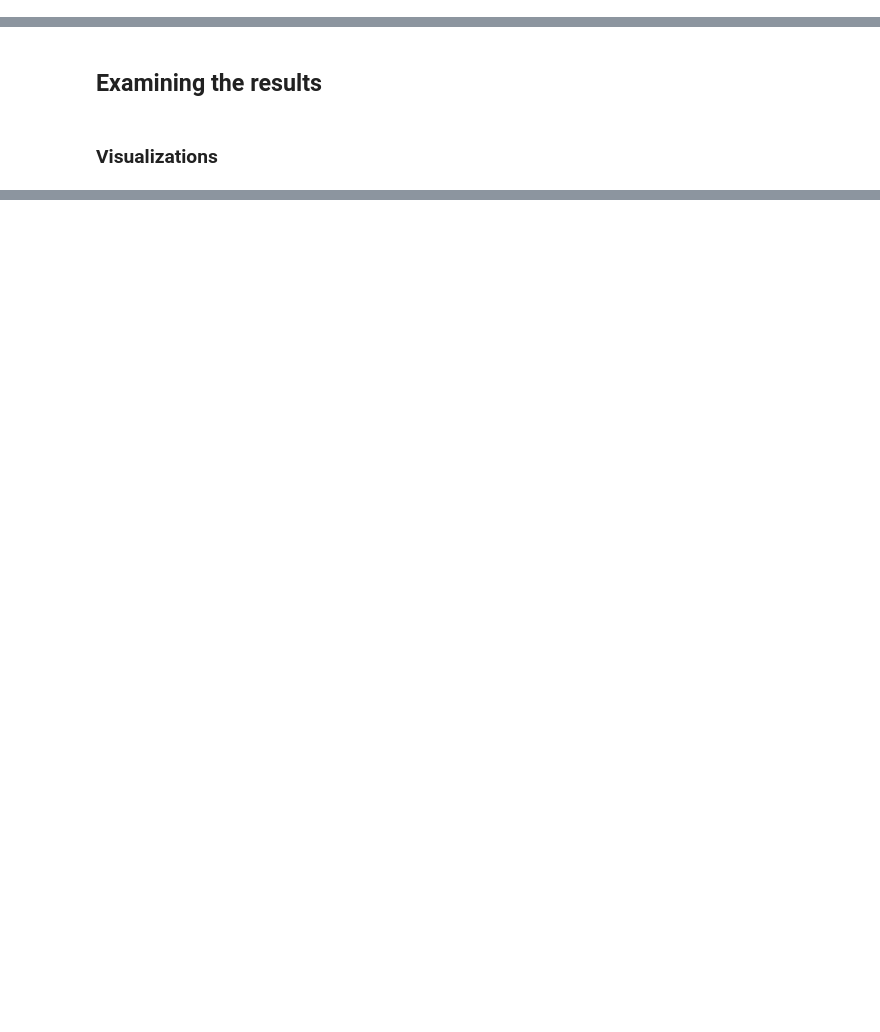
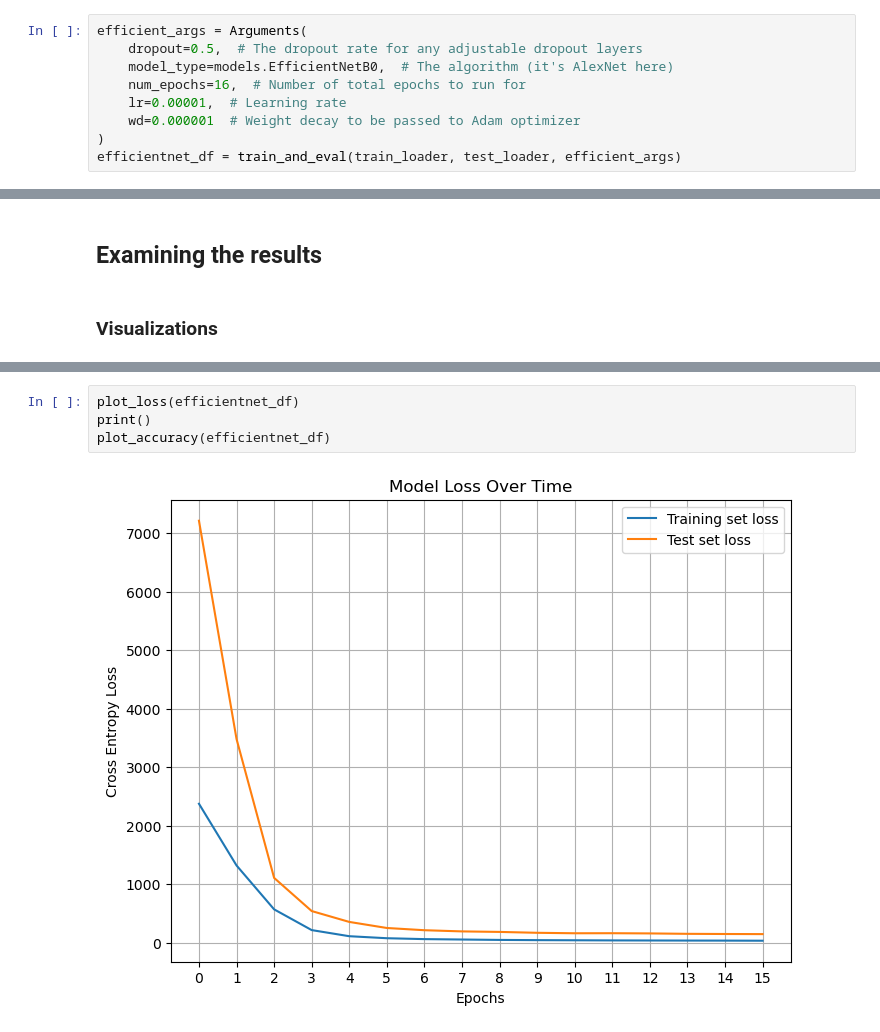
Before and after one commit to gosephjoh/melanoma-classif, a Jupyter notebook: CIS 472 Final Project Demo.ipynb, the cells around one changed output, grey strips where cells are left out. Saved outputs shown, nothing was run; the diff lists cells and outputs as text; blank space fills up the shorter version.

```diff
--- a/CIS 472 Final Project Demo.ipynb
+++ b/CIS 472 Final Project Demo.ipynb
@@ -71,0 +74,9 @@ KeyboardInterrupt:
+# %%
+efficient_args = Arguments(
+    dropout=0.5,  # The dropout rate for any adjustable dropout layers
+    model_type=models.EfficientNetB0,  # The algorithm (it's AlexNet here)
+    num_epochs=16,  # Number of total epochs to run for
+    lr=0.00001,  # Learning rate
+    wd=0.000001  # Weight decay to be passed to Adam optimizer
+)
+efficientnet_df = train_and_eval(train_loader, test_loader, efficient_args)
@@ -108,0 +139,6 @@ with plt.xkcd():
+# %%
+plot_loss(efficientnet_df)
+print()
+plot_accuracy(efficientnet_df)
+# %% [output]
+[figure, added]
```
Also changed, not shown: parts of 9 cells of this notebook.
